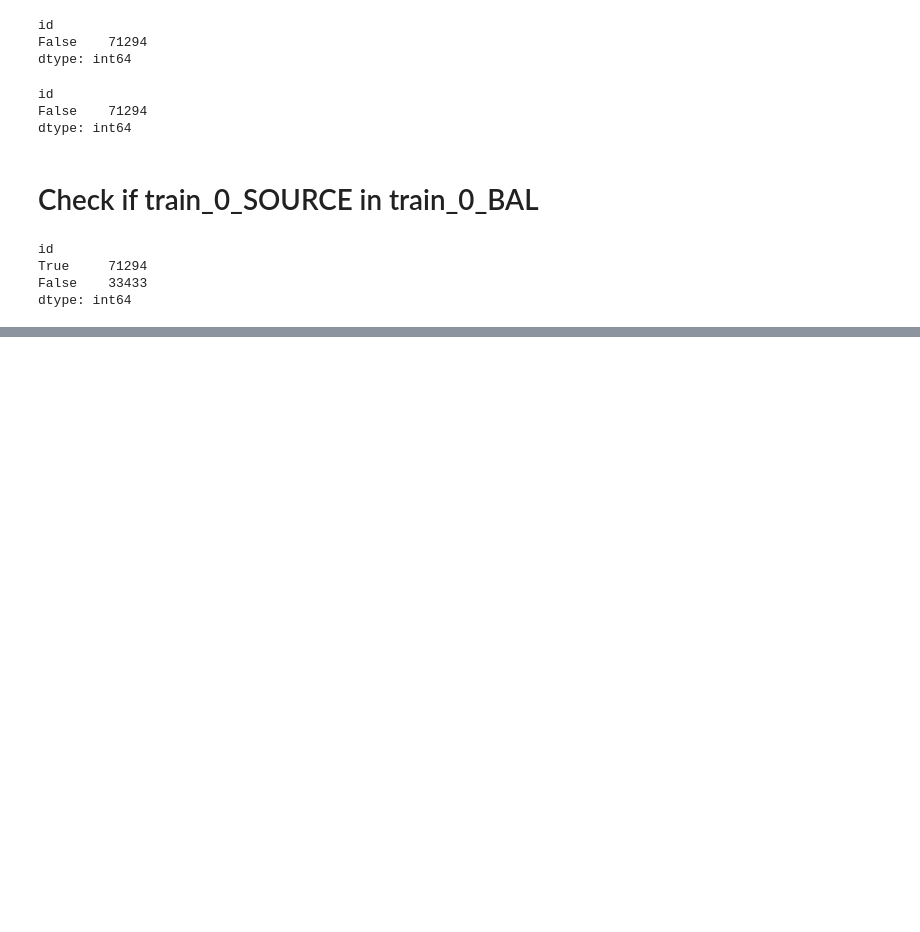
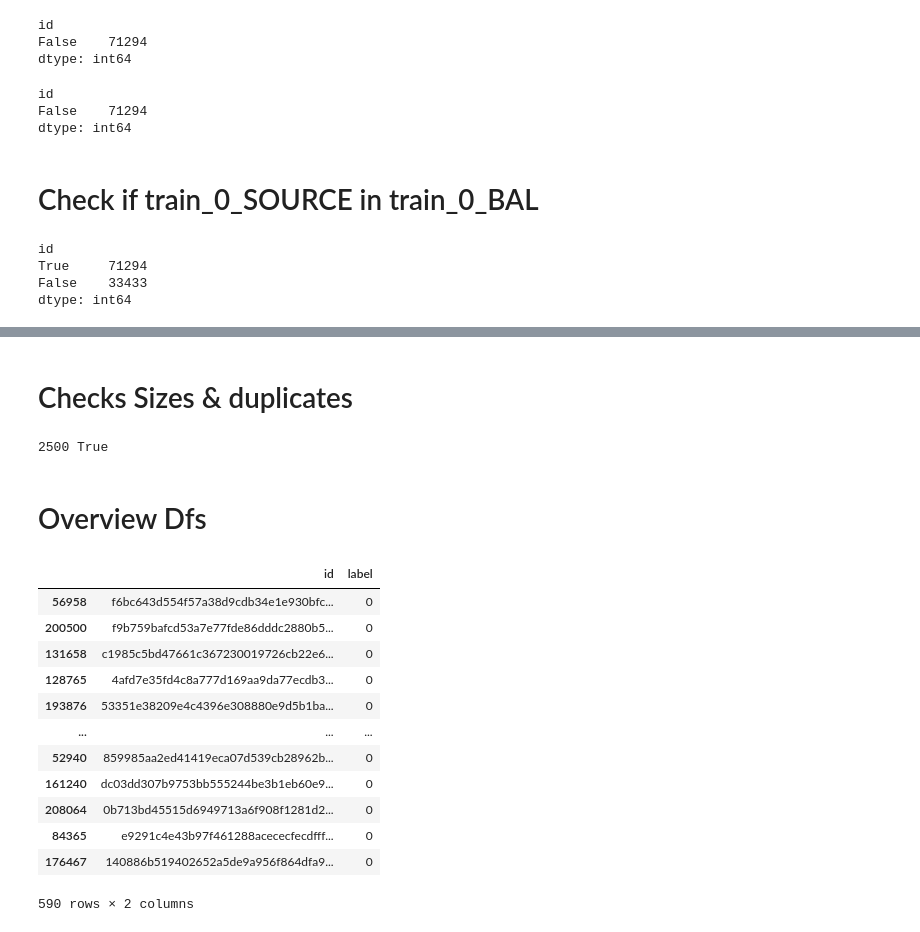
Before and after one commit to GuillaumeRib/project-cancer-detection, a Jupyter notebook: notebooks/GuiRib TEST set code.ipynb, the cells around one changed output, grey strips where cells are left out. Cells and saved outputs as stored; diff of their text form; code cells hidden in the pictures; blank space fills up the shorter version.

```diff
--- a/notebooks/GuiRib TEST set code.ipynb
+++ b/notebooks/GuiRib TEST set code.ipynb
@@ -246,0 +250,27 @@ dtype: int64
+# %%
+# MANUALLY CREATE FOLDERS 5K / 10K etc. with 0/1 and then amend paths below
+size = 5000
+test_size = 0.2*size
+# Sourcing from TRAIN_BAL dataset
+source_train_bal_0 = '/Users/chloeguillaume/code/GuillaumeRib/project-cancer-detection/raw_data/TRAIN_BAL/0'
+source_train_bal_1 = '/Users/chloeguillaume/code/GuillaumeRib/project-cancer-detection/raw_data/TRAIN_BAL/1'
+
+# Sourcing from new TEST dataset
+source_test_0 = '/Users/chloeguillaume/code/GuillaumeRib/project-cancer-detection/raw_data/TEST/0'
+source_test_1 = '/Users/chloeguillaume/code/GuillaumeRib/project-cancer-detection/raw_data/TEST/1'
+
+# Destination for sample Train
+dest_train_bal_0_samp = '/Users/chloeguillaume/code/GuillaumeRib/project-cancer-detection/raw_data/TRAIN_5K/0'
+dest_train_bal_1_samp = '/Users/chloeguillaume/code/GuillaumeRib/project-cancer-detection/raw_data/TRAIN_5K/1'
+
+# Destination for new TEST dataset
+dest_test_0_samp = '/Users/chloeguillaume/code/GuillaumeRib/project-cancer-detection/raw_data/TEST_5K/0'
+dest_test_1_samp = '/Users/chloeguillaume/code/GuillaumeRib/project-cancer-detection/raw_data/TEST_5K/1'
+
+# Picking randdomly from Train_bal labels
+train_label_0_bal_5k = train_label_0_bal.sample(n=int(size/2),random_state=72)
+train_label_1_bal_5k = train_label_1_bal.sample(n=int(size/2),random_state=72)
+
+# Picking randdomly from Test labels
+test_label_sample_0_5k = test_label_0.sample(n=int(test_size*0.59),random_state=72)
+test_label_sample_1_5k = test_label_1.sample(n=int(test_size*0.41),random_state=72)
@@ -246,0 +303,35 @@ dtype: int64
+# %% [markdown]
+# Checks Sizes & duplicates
+# %%
+# Check size Train_0 sample
+filenames = next(walk(dest_train_bal_0_samp), (None, None, []))[2]
+print(len(filenames),len(filenames) == len(set(filenames)))
+# Check size Train_1 sample
+filenames = next(walk(dest_train_bal_1_samp), (None, None, []))[2]
+print(len(filenames),len(filenames) == len(set(filenames)))
+# Check size Test_0 sample
+filenames = next(walk(dest_test_0_samp), (None, None, []))[2]
+print(len(filenames),len(filenames) == len(set(filenames)))
+# Check size Test_1 sample
+filenames = next(walk(dest_test_1_samp), (None, None, []))[2]
+print(len(filenames),len(filenames) == len(set(filenames)))
+# %% [output]
+2500 True
+# %% [markdown]
+# Overview Dfs
+# %%
+test_label_sample_0_5k
+# %% [output]
+|  | id | label |
+| 56958 | f6bc643d554f57a38d9cdb34e1e930bfc... | 0 |
+| 200500 | f9b759bafcd53a7e77fde86dddc2880b5... | 0 |
+| 131658 | c1985c5bd47661c367230019726cb22e6... | 0 |
+| 128765 | 4afd7e35fd4c8a777d169aa9da77ecdb3... | 0 |
+| 193876 | 53351e38209e4c4396e308880e9d5b1ba... | 0 |
+| ... | ... | ... |
+| 52940 | 859985aa2ed41419eca07d539cb28962b... | 0 |
+| 161240 | dc03dd307b9753bb555244be3b1eb60e9... | 0 |
+| 208064 | 0b713bd45515d6949713a6f908f1281d2... | 0 |
+| 84365 | e9291c4e43b97f461288acececfecdfff... | 0 |
+| 176467 | 140886b519402652a5de9a956f864dfa9... | 0 |
+590 rows × 2 columns
```
Also changed, not shown: parts of 35 cells of this notebook, 2 other files.
